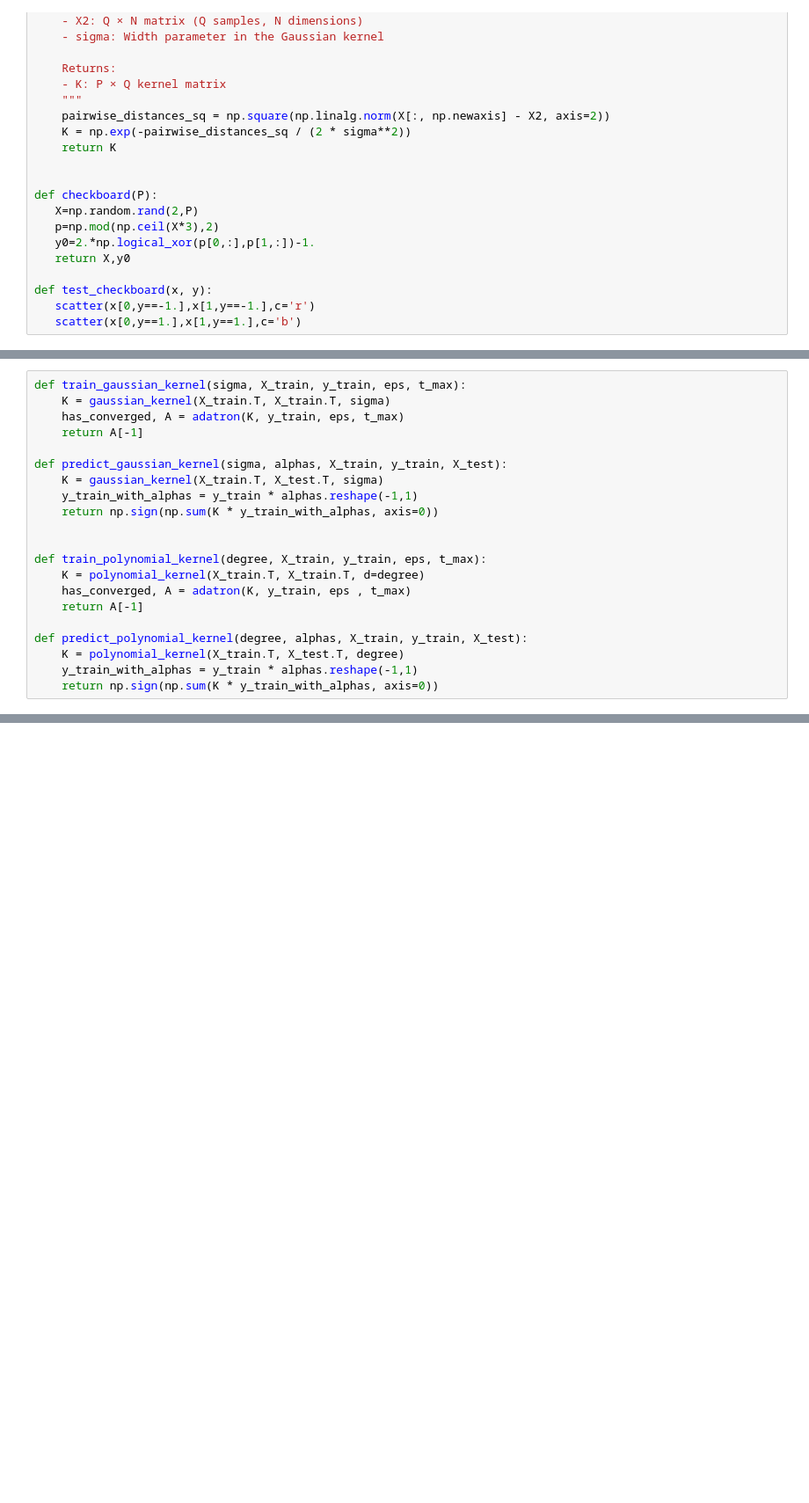
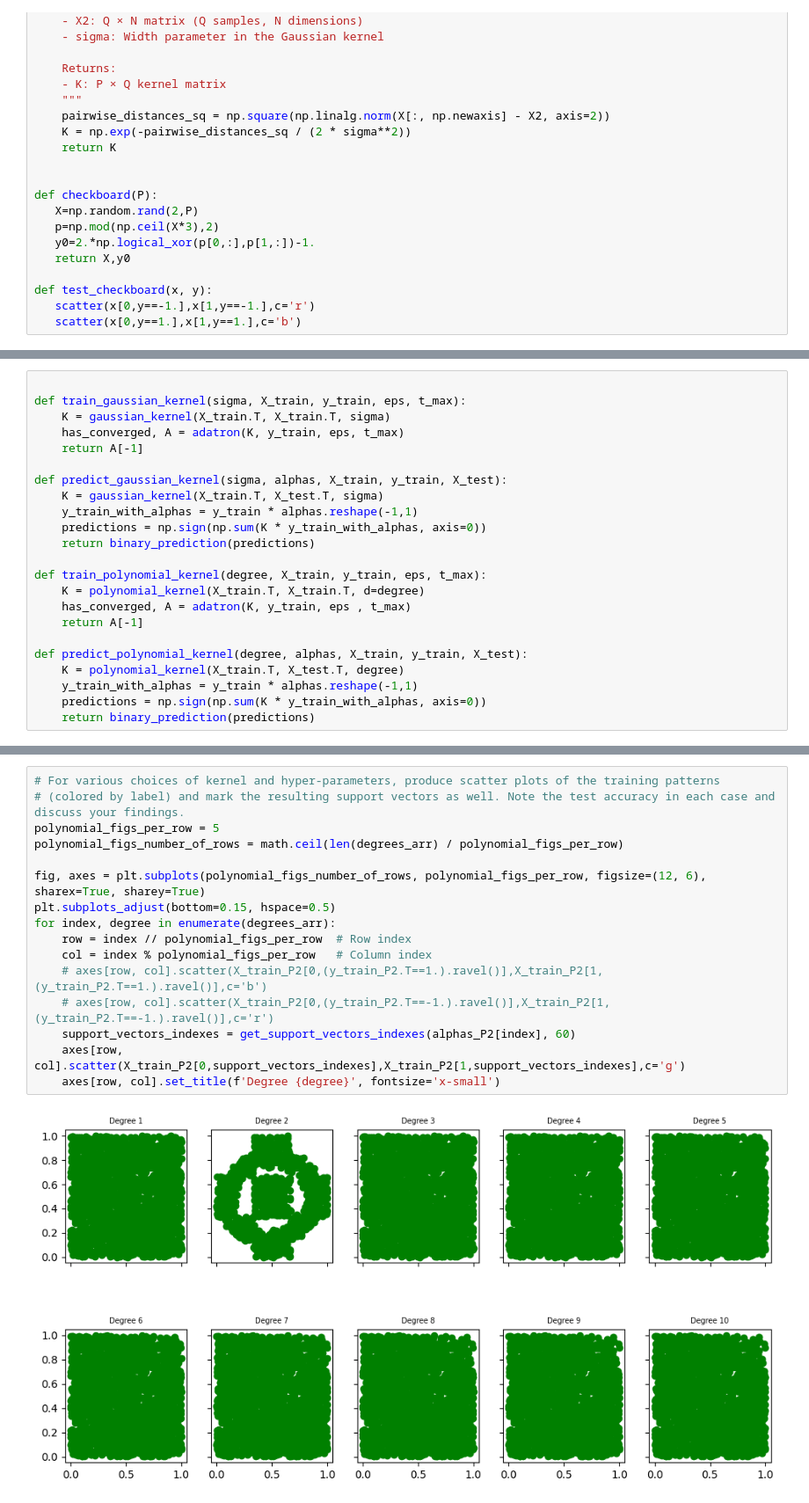
Before and after one commit to Hadartalisr/NeuralLearning, a Jupyter notebook: Ex2/Ex2_progress.ipynb, the cells around one changed output, grey strips where cells are left out. Shown at 88% size. Cells and saved outputs as stored; diff of their text form; blank space fills up the shorter version.

```diff
--- a/Ex2/Ex2_progress.ipynb
+++ b/Ex2/Ex2_progress.ipynb
@@ -302,5 +329,6 @@ P_test = 10000
 (X_test, y_test) = checkboard(P_test)
 # %%
+
 def train_gaussian_kernel(sigma, X_train, y_train, eps, t_max):
     K = gaussian_kernel(X_train.T, X_train.T, sigma)
     has_converged, A = adatron(K, y_train, eps, t_max)
@@ -309,8 +337,8 @@ def train_gaussian_kernel(sigma, X_train, y_train, eps, t_max):
 def predict_gaussian_kernel(sigma, alphas, X_train, y_train, X_test):
     K = gaussian_kernel(X_train.T, X_test.T, sigma)
     y_train_with_alphas = y_train * alphas.reshape(-1,1)
-    return np.sign(np.sum(K * y_train_with_alphas, axis=0))
-
+    predictions = np.sign(np.sum(K * y_train_with_alphas, axis=0))
+    return binary_prediction(predictions)
 
 def train_polynomial_kernel(degree, X_train, y_train, eps, t_max):
     K = polynomial_kernel(X_train.T, X_train.T, d=degree)
@@ -320,4 +348,5 @@ def train_polynomial_kernel(degree, X_train, y_train, eps, t_max):
 def predict_polynomial_kernel(degree, alphas, X_train, y_train, X_test):
     K = polynomial_kernel(X_train.T, X_test.T, degree)
     y_train_with_alphas = y_train * alphas.reshape(-1,1)
-    return np.sign(np.sum(K * y_train_with_alphas, axis=0))
+    predictions = np.sign(np.sum(K * y_train_with_alphas, axis=0))
+    return binary_prediction(predictions)
@@ -323,0 +402,18 @@ def predict_polynomial_kernel(degree, alphas, X_train, y_train, X_test):
+# %%
+# For various choices of kernel and hyper-parameters, produce scatter plots of the training patterns
+# (colored by label) and mark the resulting support vectors as well. Note the test accuracy in each case and discuss your findings.
+polynomial_figs_per_row = 5
+polynomial_figs_number_of_rows = math.ceil(len(degrees_arr) / polynomial_figs_per_row)
+
+fig, axes = plt.subplots(polynomial_figs_number_of_rows, polynomial_figs_per_row, figsize=(12, 6), sharex=True, sharey=True)
+plt.subplots_adjust(bottom=0.15, hspace=0.5)
+for index, degree in enumerate(degrees_arr):
+    row = index // polynomial_figs_per_row  # Row index
+    col = index % polynomial_figs_per_row   # Column index
+    # axes[row, col].scatter(X_train_P2[0,(y_train_P2.T==1.).ravel()],X_train_P2[1,(y_train_P2.T==1.).ravel()],c='b')
+    # axes[row, col].scatter(X_train_P2[0,(y_train_P2.T==-1.).ravel()],X_train_P2[1,(y_train_P2.T==-1.).ravel()],c='r')
+    support_vectors_indexes = get_support_vectors_indexes(alphas_P2[index], 60)
+    axes[row, col].scatter(X_train_P2[0,support_vectors_indexes],X_train_P2[1,support_vectors_indexes],c='g')
+    axes[row, col].set_title(f'Degree {degree}', fontsize='x-small')
+# %% [output]
+[figure, added]
```
Also changed, not shown: parts of 21 cells of this notebook, 2 other files.
